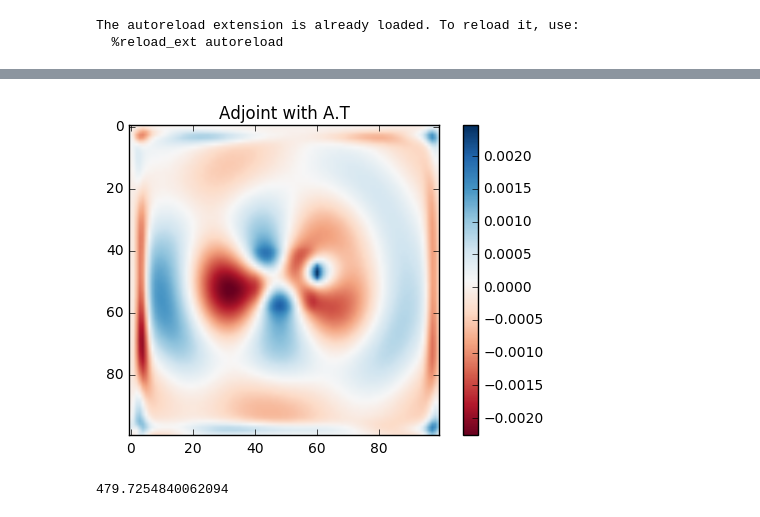
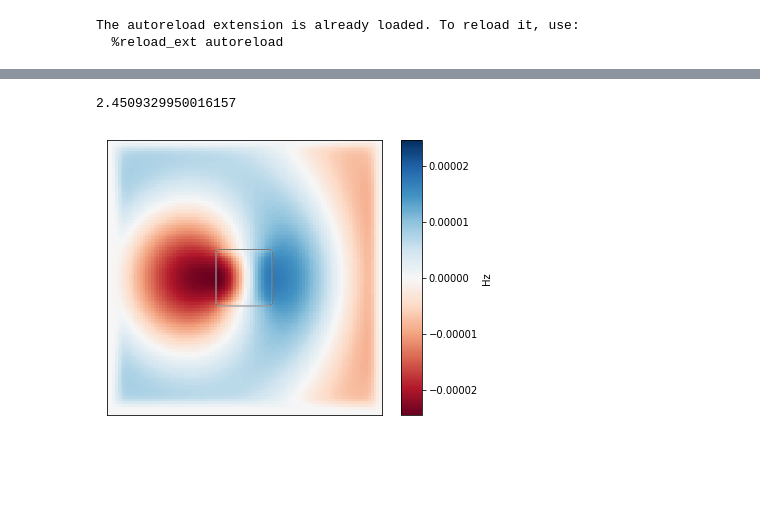
Before and after one commit to fancompute/angler, a Jupyter notebook: Linear gradient.ipynb, the cells around one changed output, grey strips where cells are left out. Drawn from its saved outputs; the diff is of its cells as text; code cells hidden in the pictures; blank space fills up the shorter version.

Commit message:
Linear, point-by-point gradient now workds for both polarizations

```diff
--- a/Linear gradient.ipynb
+++ b/Linear gradient.ipynb
@@ -87,22 +57,24 @@ plt.show()
-# %%
-# plot
-plt.imshow(np.real(Ez_aj2.reshape(simulation.Nx, simulation.Ny)), cmap='RdBu')
-plt.colorbar()
-plt.title('Adjoint with A.T')
-plt.show()
-# %% [output]
-[figure, removed]
-# %%
-# The two adjoint fields don't match in the PMLs but they match in the simulation region
-# The gradient computed in both ways thus matches even though technically A != A.T:
-print(sp.linalg.norm(A - A.T))
-# %% [output]
-479.7254840062094
+# %%
+# Adjoint computation for the Ez polarization
+# Note: this is already the point-by-point computation! dJdeps has the same size as eps_r
+# and has the derivative with respect to every pixel.
+from adjoint import *
+dJdeps = dJdeps_linear(simulation, deps_region, J, dJdE)
+print(dJdeps.sum())
+# %% [output]
+2.4509329950016157
 # %%
 # Now let's try Hz polarization
 pol = 'Hz'
 # sets simulation variables, constructs system matrix 'A', stored in 'simulation' object
 simulation = Fdfd(omega,eps_r,dl,NPML,pol)
+# %%
+# Solve simulation and plot Hz
+simulation = Fdfd(omega,eps_r,dl,NPML,pol)# set source and solve for electromagnetic fields
+(Ex,Ey,Hz) = simulation.solve_fields(b)
+simulation.plt_re(outline=True, cbar=True);
+# %% [output]
+[figure, added]
 # %%
 # Define objective function and partial derivative
 Jregion = np.zeros(eps_r.shape)
```
Also changed, not shown: parts of 10 cells of this notebook, 1 other file.
